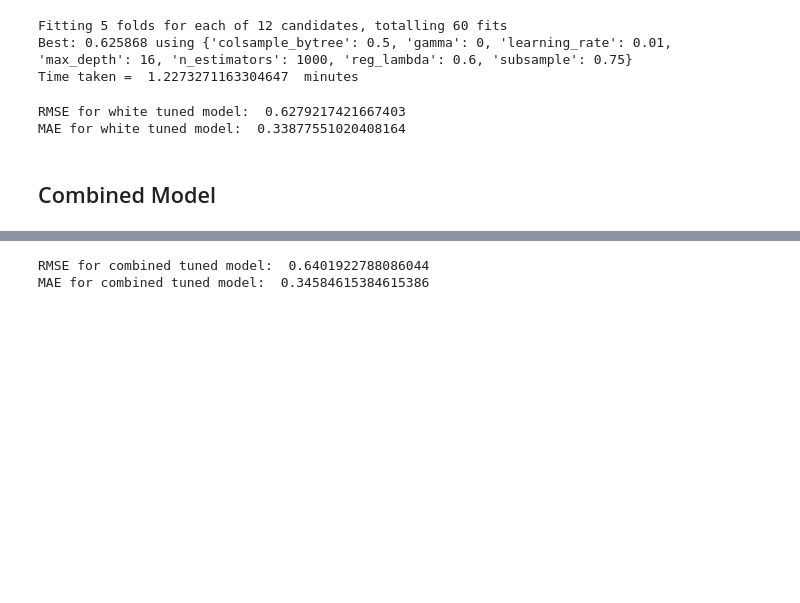
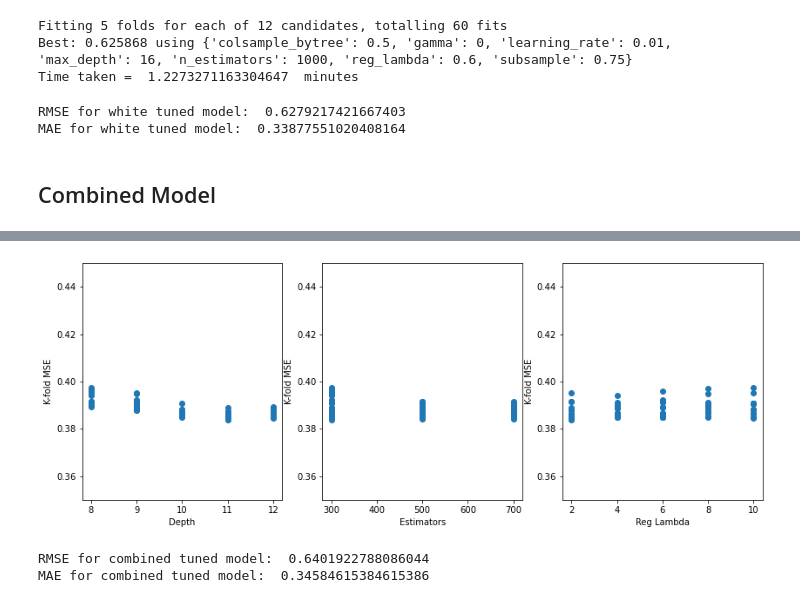
Before and after one commit to cndywu/TheYelpers2, a Jupyter notebook: keaton_model.ipynb, the cells around one changed output, grey strips where cells are left out. Cells and saved outputs as stored; diff of their text form; code cells hidden in the pictures; blank space fills up the shorter version.

```diff
--- a/keaton_model.ipynb
+++ b/keaton_model.ipynb
@@ -277,0 +327,3 @@ Time taken =  3.602659785747528  minutes
+# %%
+cv_results_fine = pd.DataFrame(grid_result_fine.cv_results_)
+cv_results_fine.head()
@@ -278,3 +337,20 @@ Time taken =  3.602659785747528  minutes
+# %%
+fig, axes = plt.subplots(1,3,figsize=(14,5))
+plt.subplots_adjust(wspace=0.2)
+axes[0].plot(cv_results_fine.param_max_depth, -cv_results_fine.mean_test_score, 'o')
+axes[0].set_ylim([0.35, 0.45])
+axes[0].set_xlabel('Depth')
+axes[0].set_ylabel('K-fold MSE')
+axes[1].plot(cv_results_fine.param_n_estimators, -cv_results_fine.mean_test_score, 'o')
+axes[1].set_ylim([0.35, 0.45])
+axes[1].set_xlabel('Estimators')
+axes[1].set_ylabel('K-fold MSE')
+axes[2].plot(cv_results_fine.param_reg_lambda, -cv_results_fine.mean_test_score, 'o')
+axes[2].set_ylim([0.35, 0.45])
+axes[2].set_xlabel('Reg Lambda')
+axes[2].set_ylabel('K-fold MSE');
+# %% [output]
+[figure, added]
 # %%
 #manual tuning of learning_rate
 combined_model_tuned = xgb.XGBRegressor(random_state = 1, gamma = 0, learning_rate = 0.07, max_depth = 11, n_estimators = 300,
```
Also changed, not shown: parts of 17 cells of this notebook, 1 other file.
